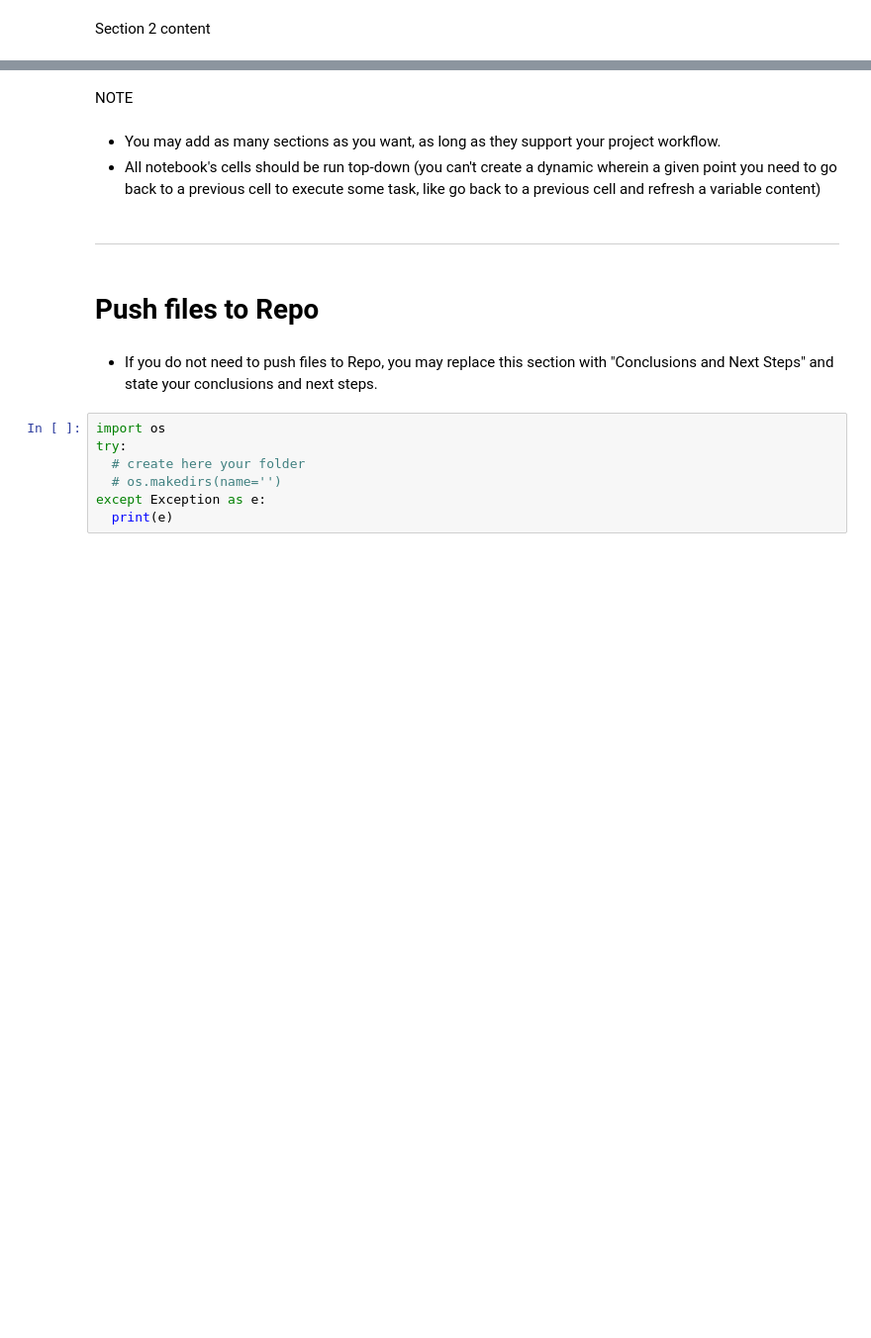
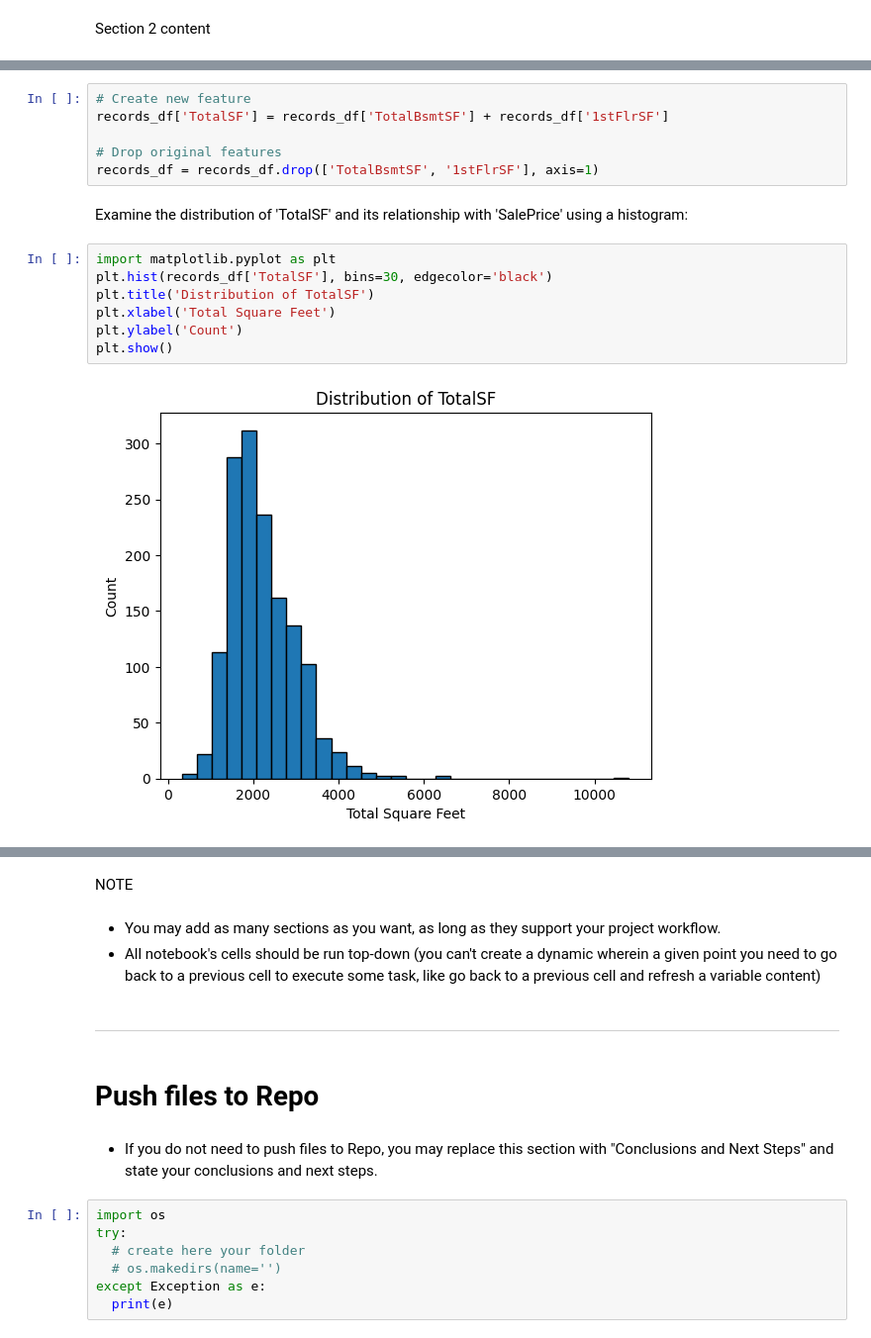
Before and after one commit to robinozer/housing, a Jupyter notebook: jupyter_notebooks/Notebook_Template 2.ipynb, the cells around one changed output, grey strips where cells are left out. Shown at 99% size. Cells and saved outputs as stored; diff of their text form; blank space fills up the shorter version.

```diff
--- a/jupyter_notebooks/Notebook_Template 2.ipynb
+++ b/jupyter_notebooks/Notebook_Template 2.ipynb
@@ -96,0 +211,17 @@ Section 2 content
+# %%
+# Create new feature
+records_df['TotalSF'] = records_df['TotalBsmtSF'] + records_df['1stFlrSF']
+
+# Drop original features
+records_df = records_df.drop(['TotalBsmtSF', '1stFlrSF'], axis=1)
+# %% [markdown]
+Examine the distribution of 'TotalSF' and its relationship with 'SalePrice' using a histogram:
+# %%
+import matplotlib.pyplot as plt
+plt.hist(records_df['TotalSF'], bins=30, edgecolor='black')
+plt.title('Distribution of TotalSF')
+plt.xlabel('Total Square Feet')
+plt.ylabel('Count')
+plt.show()
+# %% [output]
+[figure, added]
```
Also changed, not shown: parts of 20 cells of this notebook.
